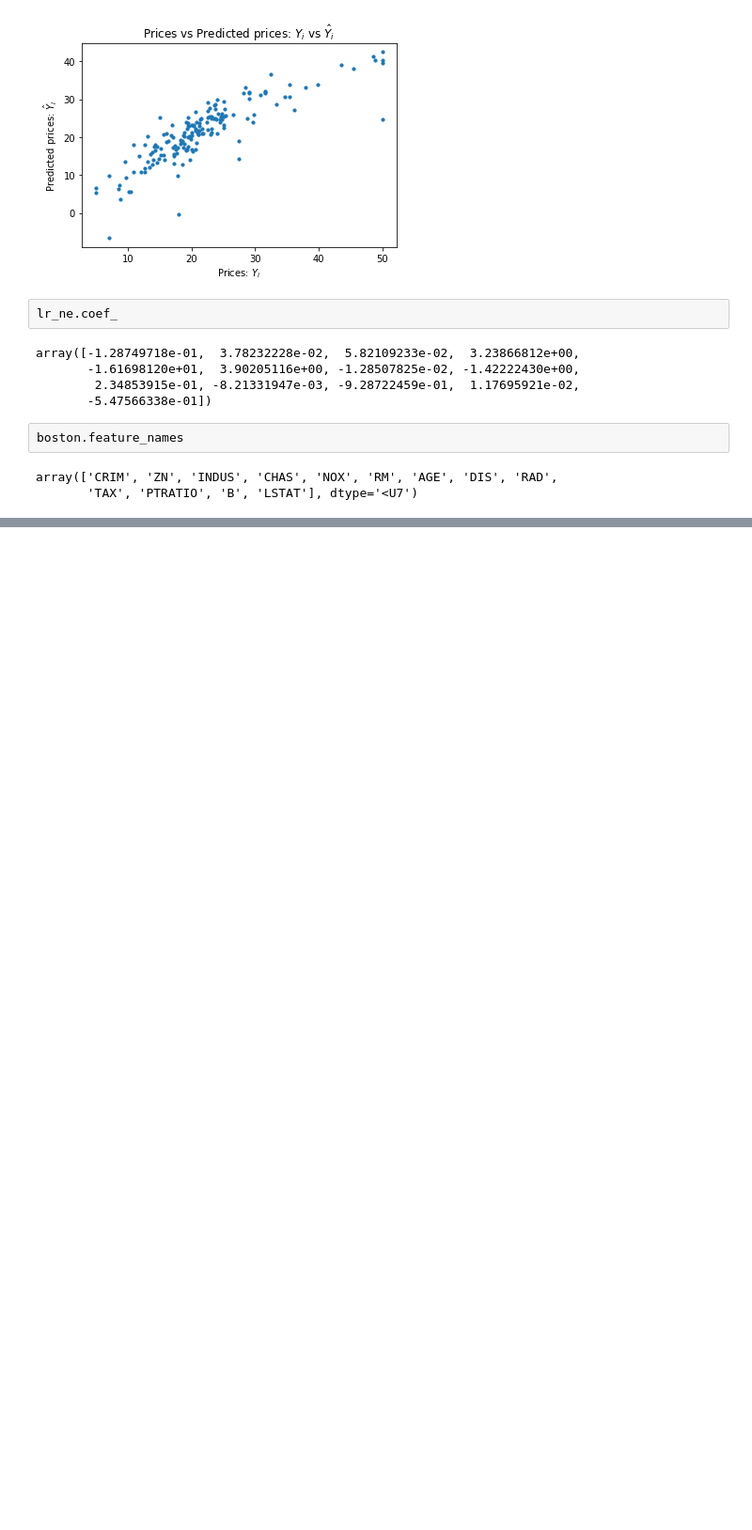
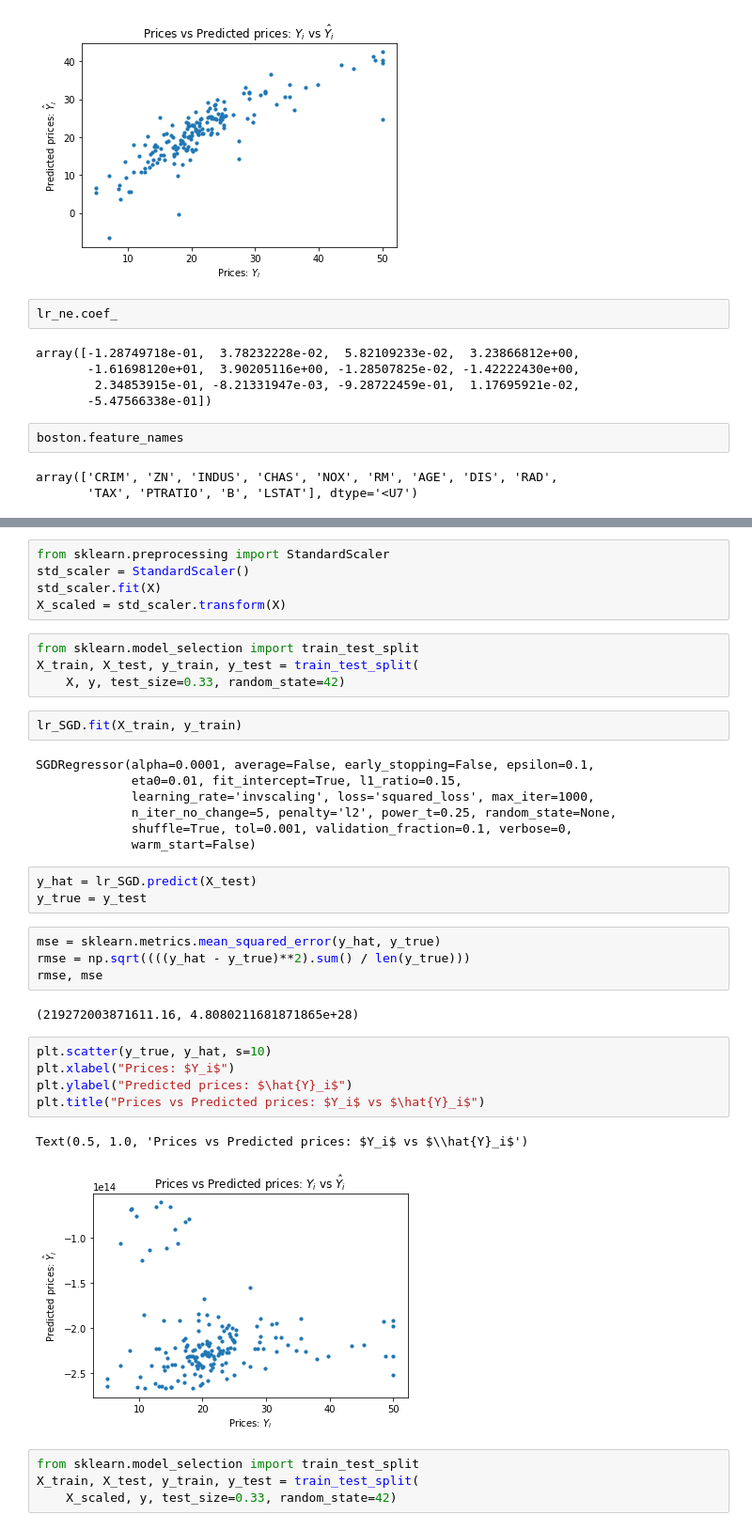
Before and after one commit to YeonKang/Python-for-Machine-Learning, a Jupyter notebook: Lec3_5_sklearn_Linear_Regression.ipynb, the cells around one changed output, grey strips where cells are left out. Shown at 94% size. Drawn from its saved outputs; the diff is of its cells as text; blank space fills up the shorter version.

```diff
--- a/Lec3_5_sklearn_Linear_Regression.ipynb
+++ b/Lec3_5_sklearn_Linear_Regression.ipynb
@@ -75,0 +81,39 @@ array(['CRIM', 'ZN', 'INDUS', 'CHAS', 'NOX', 'RM', 'AGE', 'DIS', 'RAD',
+# %%
+from sklearn.preprocessing import StandardScaler
+std_scaler = StandardScaler()
+std_scaler.fit(X)
+X_scaled = std_scaler.transform(X)
+# %%
+from sklearn.model_selection import train_test_split
+X_train, X_test, y_train, y_test = train_test_split(
+    X, y, test_size=0.33, random_state=42)
+# %%
+lr_SGD.fit(X_train, y_train)
+# %% [output]
+SGDRegressor(alpha=0.0001, average=False, early_stopping=False, epsilon=0.1,
+             eta0=0.01, fit_intercept=True, l1_ratio=0.15,
+             learning_rate='invscaling', loss='squared_loss', max_iter=1000,
+             n_iter_no_change=5, penalty='l2', power_t=0.25, random_state=None,
+             shuffle=True, tol=0.001, validation_fraction=0.1, verbose=0,
+             warm_start=False)
+# %%
+y_hat = lr_SGD.predict(X_test)
+y_true = y_test
+# %%
+mse = sklearn.metrics.mean_squared_error(y_hat, y_true)
+rmse = np.sqrt((((y_hat - y_true)**2).sum() / len(y_true)))
+rmse, mse
+# %% [output]
+(219272003871611.16, 4.8080211681871865e+28)
+# %%
+plt.scatter(y_true, y_hat, s=10)
+plt.xlabel("Prices: $Y_i$")
+plt.ylabel("Predicted prices: $\hat{Y}_i$")
+plt.title("Prices vs Predicted prices: $Y_i$ vs $\hat{Y}_i$")
+# %% [output]
+Text(0.5, 1.0, 'Prices vs Predicted prices: $Y_i$ vs $\\hat{Y}_i$')
+[figure, added]
+# %%
+from sklearn.model_selection import train_test_split
+X_train, X_test, y_train, y_test = train_test_split(
+    X_scaled, y, test_size=0.33, random_state=42)
```
Also changed, not shown: parts of 15 cells of this notebook.
